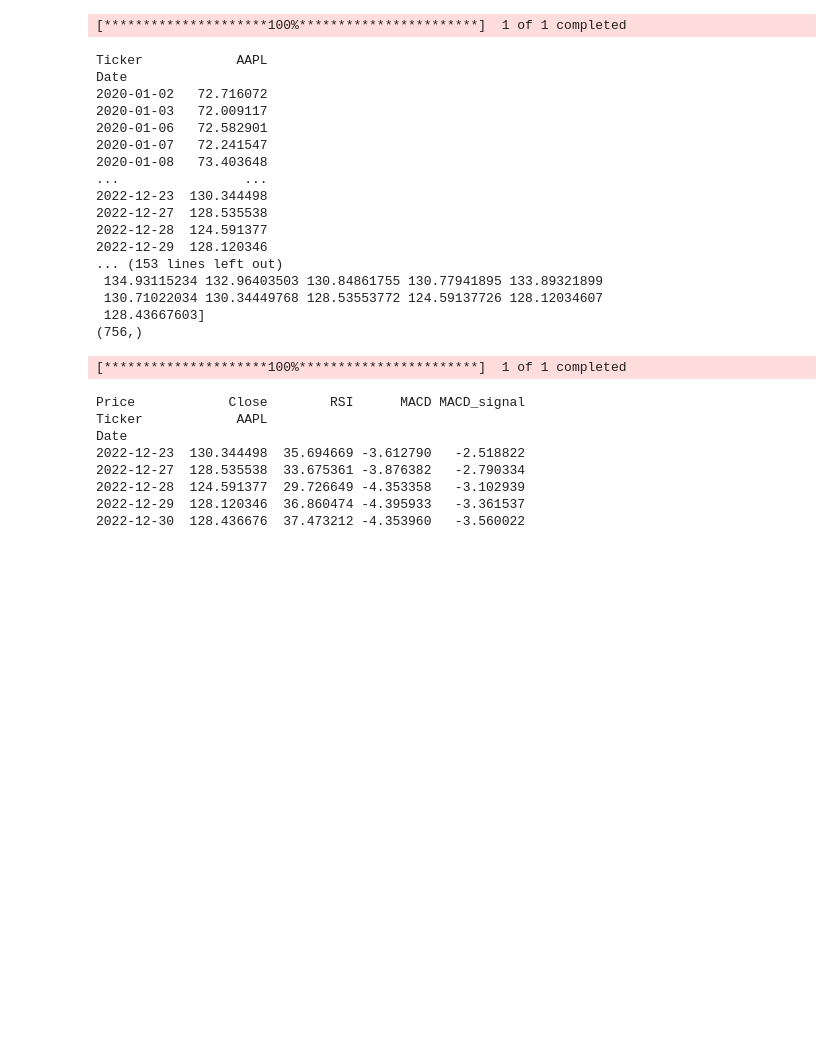
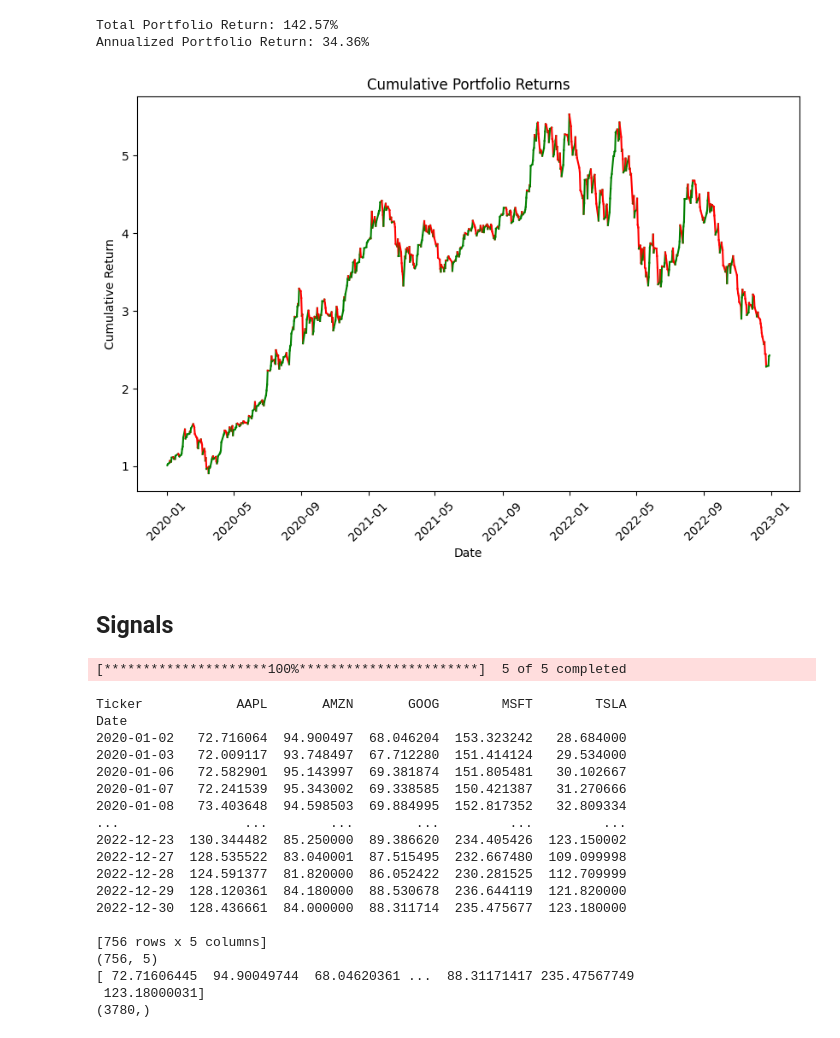
Before and after one commit to mathieupelo/SDA-Project, a Jupyter notebook: pipeline.ipynb, the cells around one changed output. Saved outputs shown, nothing was run; the diff lists cells and outputs as text; code cells hidden in the pictures; blank space fills up the shorter version.

```diff
--- a/pipeline.ipynb
+++ b/pipeline.ipynb
@@ -33,59 +32,46 @@ Expected Annual Portfolio Volatility: 0.40
+# %%
+# Step 2: Calculate portfolio returns and performance
+cumulative_returns, total_return, annualized_return = portfolio_solver.CalculatePortfolioReturns(tickers, data, portfolio_weights)
+
+# Step 3: Show the portfolio performance plot
+portfolio_solver.ShowPortfolioPerformance(cumulative_returns, data)
+# %% [output]
+Total Portfolio Return: 142.57%
+Annualized Portfolio Return: 34.36%
+[figure, added]
+# %% [markdown]
+## Signals
 # %%
 import yfinance as yf
 import talib as ta
 import pandas as pd
 
 # Fetch stock data
-ticker = 'AAPL'
-data = yf.download(ticker, start='2020-01-01', end='2023-01-01')
+tickers = ['AAPL', 'MSFT', 'TSLA', 'AMZN', 'GOOG']
+data = yf.download(tickers, start='2020-01-01', end='2023-01-01')
 
 print(data['Close'])
 print(data['Close'].to_numpy().shape)
 print(data['Close'].to_numpy().flatten())
 print(data['Close'].to_numpy().flatten().shape)
 # %% [output]
-[*********************100%***********************]  1 of 1 completed
+[*********************100%***********************]  5 of 5 completed
-Ticker            AAPL
+Ticker            AAPL       AMZN       GOOG        MSFT        TSLA
 Date
-2020-01-02   72.716072
-2020-01-03   72.009117
-2020-01-06   72.582901
-2020-01-07   72.241547
-2020-01-08   73.403648
-...                ...
-2022-12-23  130.344498
-2022-12-27  128.535538
-2022-12-28  124.591377
-2022-12-29  128.120346
-... (153 lines left out)
- 134.93115234 132.96403503 130.84861755 130.77941895 133.89321899
- 130.71022034 130.34449768 128.53553772 124.59137726 128.12034607
- 128.43667603]
-(756,)
+2020-01-02   72.716064  94.900497  68.046204  153.323242   28.684000
+2020-01-03   72.009117  93.748497  67.712280  151.414124   29.534000
+2020-01-06   72.582901  95.143997  69.381874  151.805481   30.102667
+2020-01-07   72.241539  95.343002  69.338585  150.421387   31.270666
+2020-01-08   73.403648  94.598503  69.884995  152.817352   32.809334
+...                ...        ...        ...         ...         ...
+2022-12-23  130.344482  85.250000  89.386620  234.405426  123.150002
+2022-12-27  128.535522  83.040001  87.515495  232.667480  109.099998
+2022-12-28  124.591377  81.820000  86.052422  230.281525  112.709999
+2022-12-29  128.120361  84.180000  88.530678  236.644119  121.820000
+2022-12-30  128.436661  84.000000  88.311714  235.475677  123.180000
+
+[756 rows x 5 columns]
+(756, 5)
+[ 72.71606445  94.90049744  68.04620361 ...  88.31171417 235.47567749
+ 123.18000031]
+(3780,)
-# %%
-import yfinance as yf
-import talib as ta
-import pandas as pd
-
-# Fetch stock data
-ticker = 'AAPL'
-data = yf.download(ticker, start='2020-01-01', end='2023-01-01')
-flat_close = data['Close'].to_numpy().flatten()
-# Calculate the RSI
-data['RSI'] = ta.RSI(flat_close, timeperiod=14)
-
-# Calculate the MACD
-data['MACD'], data['MACD_signal'], data['MACD_hist'] = ta.MACD(flat_close, fastperiod=12, slowperiod=26, signalperiod=9)
-
-# Check the results
-print(data[['Close', 'RSI', 'MACD', 'MACD_signal']].tail())
-# %% [output]
-[*********************100%***********************]  1 of 1 completed
-Price            Close        RSI      MACD MACD_signal
-Ticker            AAPL
-Date
-2022-12-23  130.344498  35.694669 -3.612790   -2.518822
-2022-12-27  128.535538  33.675361 -3.876382   -2.790334
-2022-12-28  124.591377  29.726649 -4.353358   -3.102939
-2022-12-29  128.120346  36.860474 -4.395933   -3.361537
-2022-12-30  128.436676  37.473212 -4.353960   -3.560022
```
Also changed, not shown: parts of 4 cells of this notebook, 1 other file.
